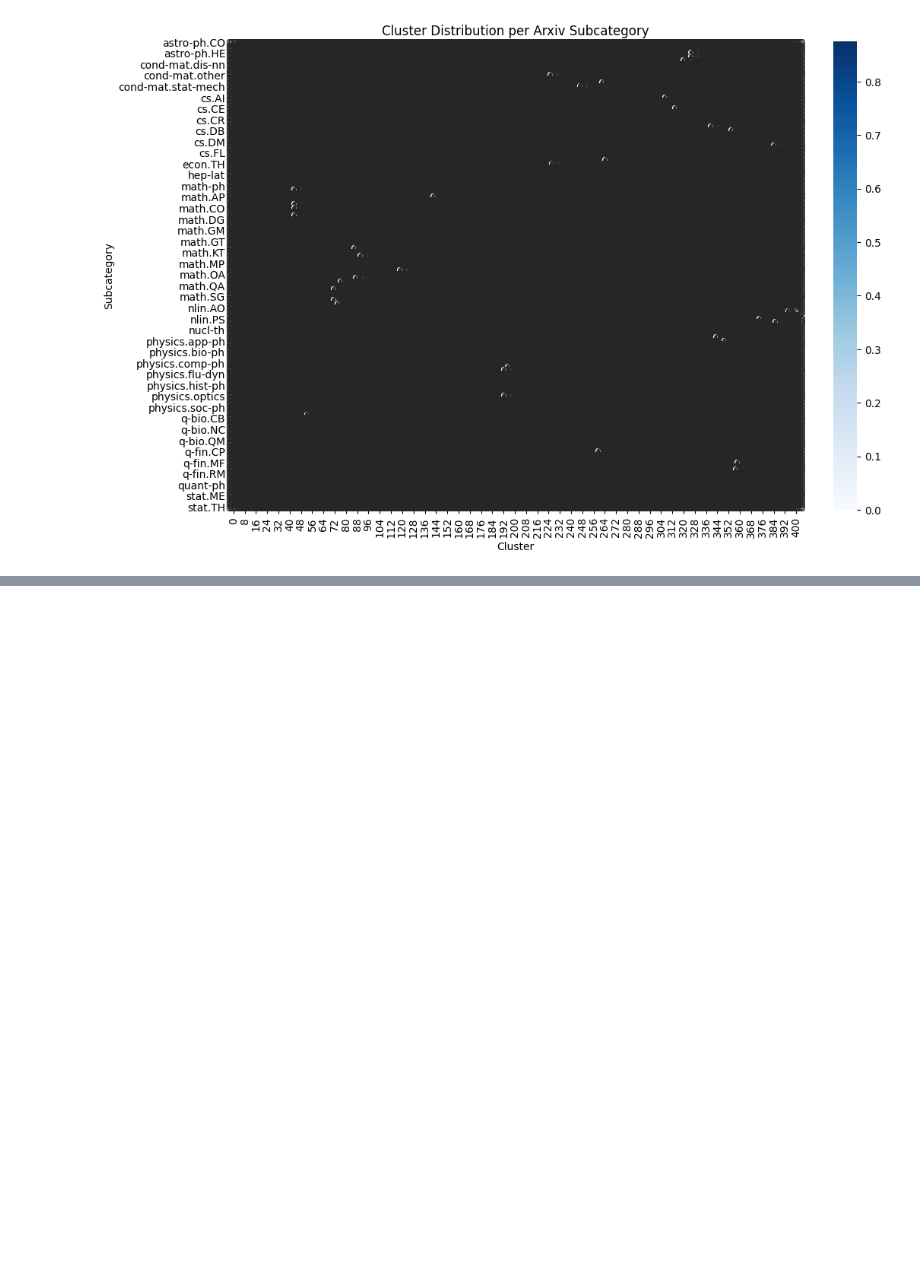
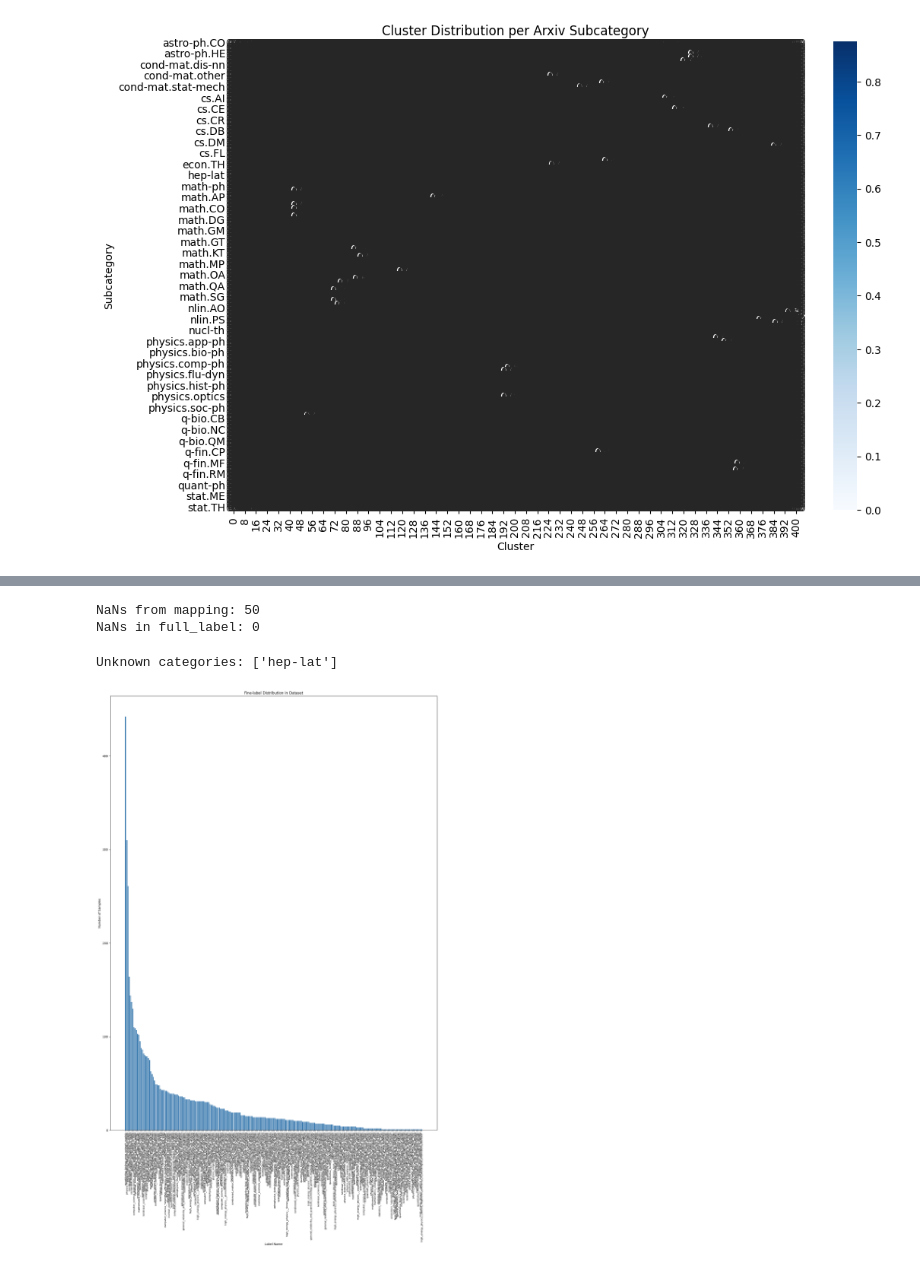
Before and after one commit to Zaach-2793/AI-Prac, a Jupyter notebook: worflow_notebook.ipynb, the cells around one changed output, grey strips where cells are left out. Drawn from its saved outputs; the diff is of its cells as text; code cells hidden in the pictures; blank space fills up the shorter version.

```diff
--- a/worflow_notebook.ipynb
+++ b/worflow_notebook.ipynb
@@ -76,0 +146,74 @@ plt.show()
+# %%
+cat_fullname_mapping = {
+    "astro-ph": "Astrophysics",
+    "cond-mat": "Condensed Matter",
+    "cs": "Computer Science",
+    "econ": "Economics",
+    "hep-th": "High Energy Physics - Theory",
+    "hep-ex": "High Energy Physics - Experiment",
+    "hep-ph": "High Energy Physics - Phenomenology",
+    "gr-qc": "General Relativity and Quantum Cosmology",
+    "quant-ph": "Quantum Physics",
+    "q-fin": "Quantitative Finance",
+    "nucl-ex": "Nuclear Experiment",
+    "CoRR": "Computing Research Repository",
+    "nlin": "Nonlinear Sciences",
+    "physics": "Physics",
+    "math-ph": "Mathematical Physics",
+    "math": "Mathematics",
+    "q-bio": "Quantitative Biology",
+    "nucl-th": "Nuclear Theory",
+    "stat": "Statistics"
+}
+mapped_categories = df["category"].map(cat_fullname_mapping)
+print("NaNs from mapping:", mapped_categories.isna().sum())
+
+# Check final full_label NaNs
+print("NaNs in full_label:", df["full_label"].isna().sum())
+# %% [output]
+NaNs from mapping: 50
+NaNs in full_label: 0
+# %%
+unknown_categories = df[~df['category'].isin(cat_fullname_mapping.keys())]['category'].unique()
+print("Unknown categories:", unknown_categories)
+# %% [output]
+Unknown categories: ['hep-lat']
+# %%
+import pandas as pd
+import matplotlib.pyplot as plt
+from collections import Counter
+from sklearn.preprocessing import LabelEncoder
+from constants.constants_map import cat_fullname_mapping
+
+# Load dataset
+df = pd.read_csv("./clustering_results/papers_with_clusters.csv")
+
+# Build full label like in your training pipeline
+df["text"] = df["title"].fillna("") + " " + df["cleaned_abstract"].fillna("")
+df = df[df["category"].notna() & df["fine_topic_label"].notna()].copy()
+df["full_label"] = (
+    df["category"].map(cat_fullname_mapping).str.lower().str.replace(" ", "_") + "_" +
+    df["fine_topic_label"].str.lower().str.replace(" ", "_")
+)
+df = df[df["full_label"].notna()].copy()
+
+# Encode labels
+le = LabelEncoder()
+df["label_id"] = le.fit_transform(df["full_label"])
+
+# Count label distribution
+label_counts = Counter(df["label_id"])
+labels, counts = zip(*sorted(label_counts.items(), key=lambda x: x[1], reverse=True))
+label_names = le.inverse_transform(labels)
+
+# Plot using only matplotlib
+plt.figure(figsize=(16, 26))
+plt.bar(label_names, counts, color="steelblue")
+plt.xticks(rotation=90, fontsize=8)
+plt.title("Fine-label Distribution in Dataset")
+plt.xlabel("Label Name")
+plt.ylabel("Number of Samples")
+plt.tight_layout()
+plt.show()
+# %% [output]
+[figure, added]
```
Also changed, not shown: parts of 7 cells of this notebook, 38 other files.
